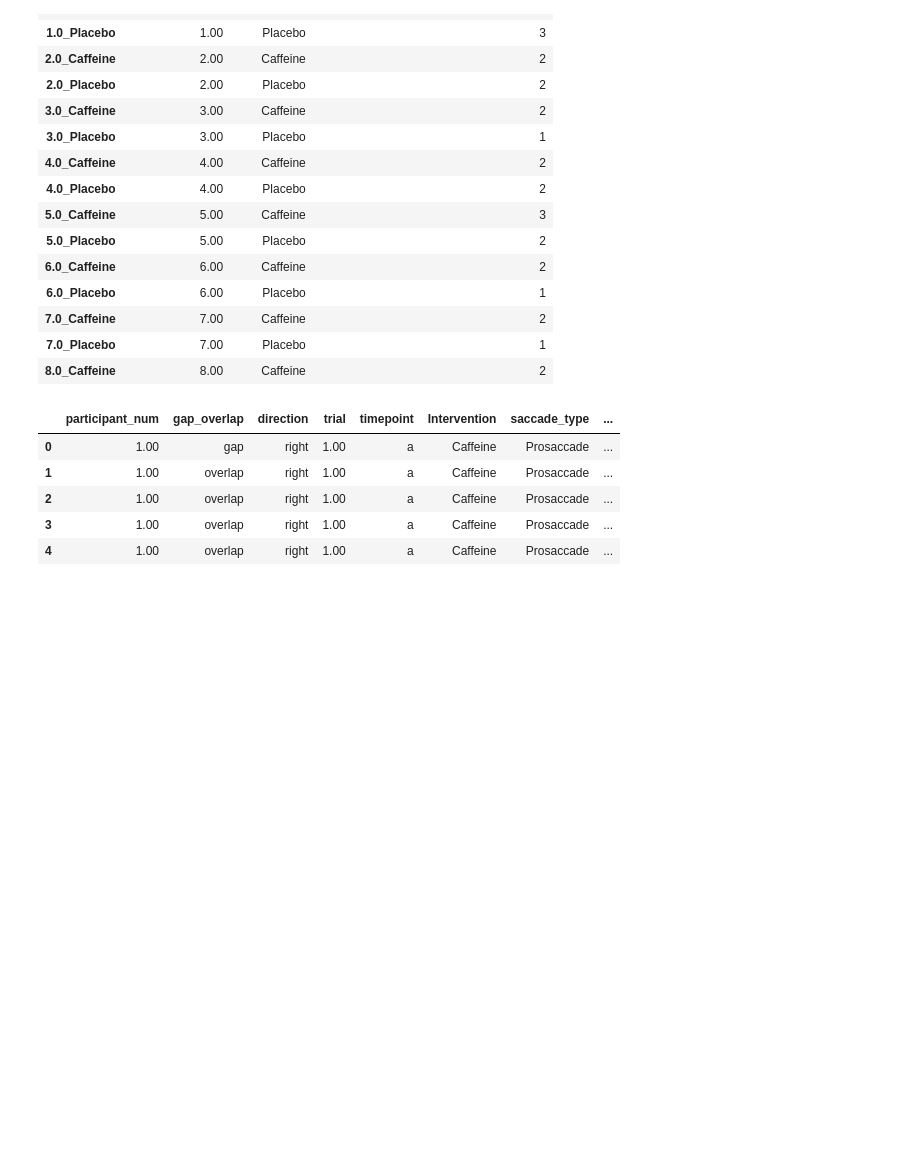
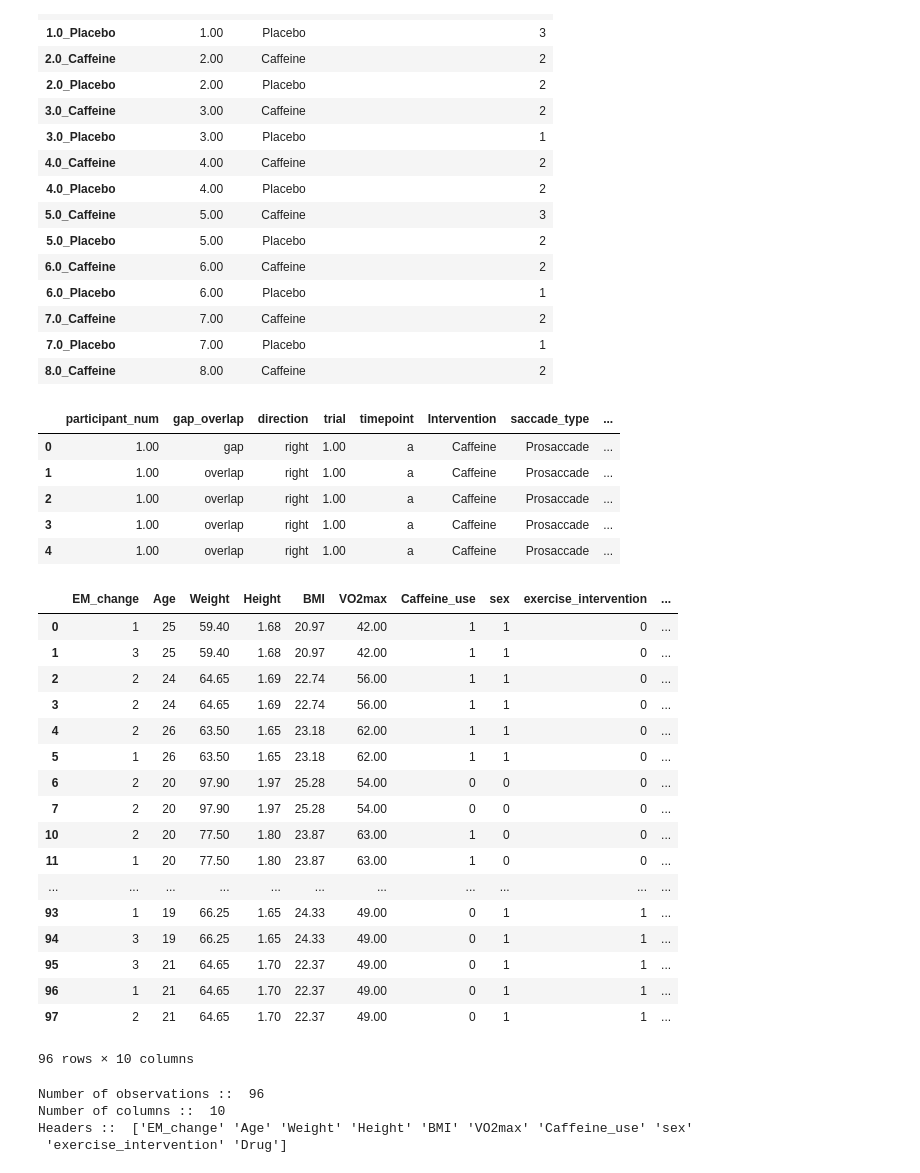
Before and after one commit to charlieconnell/Projects, a Jupyter notebook: saccades_analysis.ipynb, the cells around one changed output. Cells and saved outputs as stored; diff of their text form; code cells hidden in the pictures; blank space fills up the shorter version.

```diff
--- a/saccades_analysis.ipynb
+++ b/saccades_analysis.ipynb
@@ -276,31 +254,60 @@ pro_fatigue_classifier.head()
 # %%
 # prepare the dataset for input into the logistical regresion
 
 grouping = pro_fatigue_classifier.groupby(['participant_num', 'Experiment', 'Intervention', 'EM_change_multinomial(1=slow,2=no_change,3=fast)']).agg([np.mean])
 del grouping['trial']
 del grouping['trial_presentation_number']
 del grouping['AverageSpeed(deg/s)']
 del grouping['Duration(ms)']
 del grouping['Latency(ms)']
 del grouping['deg_moved_in_saccade']
 del grouping['60% VO2max(L/min)']
 del grouping['Target Heart Rate @ Workload (bpm)']
 del grouping['Power Output 60% VO2max (W)']
 del grouping['MaxSpeed(deg/s)']
+del grouping['FEV1/FVC (%)']
 
 grouping = grouping.reset_index()
 
 
 exercise = {'crave': 0, 'feeble': 1, 'rave': 1}
 drug_intervention = {'Placebo': 0, 'Caffeine': 1, 'Bupropion': 2, 'Methylphenidate': 3,
                      'Reboxetine': 4}
 grouping['exercise(0=no, 1=yes)'] = grouping['Experiment'].map(exercise)
 grouping['Drug'] = grouping['Intervention'].map(drug_intervention)
 del grouping['Experiment']
 del grouping['Intervention']
 del grouping['participant_num']
-grouping.dropna(axis=0)
+grouping = grouping.dropna(how='any')
+grouping.columns = grouping.columns.droplevel(1)
+grouping = grouping.rename(index=str, columns={"EM_change_multinomial(1=slow,2=no_change,3=fast)": "EM_change",
+                                    "BMI (kg/m\x8c_)": "BMI", "VO2max (ml/kg/min)": "VO2max",
+                                    "Weight (kg)": "Weight",
+                                    "Habitual Caffeine Use (1 = yes, 0 = no)": "Caffeine_use",
+                                   "exercise(0=no, 1=yes)": "exercise_intervention",
+                                              "Height (m)": 'Height'})
+
 grouping.to_csv('/Users/Charlie/Desktop/prosaccades_mlr_analysis.csv')
+grouping
+# %% [output]
+|  | EM_change | Age | Weight | Height | BMI | VO2max | Caffeine_use | sex | exercise_intervention | ... |
+| 0 | 1 | 25 | 59.40 | 1.68 | 20.97 | 42.00 | 1 | 1 | 0 | ... |
+| 1 | 3 | 25 | 59.40 | 1.68 | 20.97 | 42.00 | 1 | 1 | 0 | ... |
+| 2 | 2 | 24 | 64.65 | 1.69 | 22.74 | 56.00 | 1 | 1 | 0 | ... |
+| 3 | 2 | 24 | 64.65 | 1.69 | 22.74 | 56.00 | 1 | 1 | 0 | ... |
+| 4 | 2 | 26 | 63.50 | 1.65 | 23.18 | 62.00 | 1 | 1 | 0 | ... |
+| 5 | 1 | 26 | 63.50 | 1.65 | 23.18 | 62.00 | 1 | 1 | 0 | ... |
+| 6 | 2 | 20 | 97.90 | 1.97 | 25.28 | 54.00 | 0 | 0 | 0 | ... |
+| 7 | 2 | 20 | 97.90 | 1.97 | 25.28 | 54.00 | 0 | 0 | 0 | ... |
+| 10 | 2 | 20 | 77.50 | 1.80 | 23.87 | 63.00 | 1 | 0 | 0 | ... |
+| 11 | 1 | 20 | 77.50 | 1.80 | 23.87 | 63.00 | 1 | 0 | 0 | ... |
+| ... | ... | ... | ... | ... | ... | ... | ... | ... | ... | ... |
+| 93 | 1 | 19 | 66.25 | 1.65 | 24.33 | 49.00 | 0 | 1 | 1 | ... |
+| 94 | 3 | 19 | 66.25 | 1.65 | 24.33 | 49.00 | 0 | 1 | 1 | ... |
+| 95 | 3 | 21 | 64.65 | 1.70 | 22.37 | 49.00 | 0 | 1 | 1 | ... |
+| 96 | 1 | 21 | 64.65 | 1.70 | 22.37 | 49.00 | 0 | 1 | 1 | ... |
+| 97 | 2 | 21 | 64.65 | 1.70 | 22.37 | 49.00 | 0 | 1 | 1 | ... |
+96 rows × 10 columns
 # %%
 # Building a multinomial logistic regression:
 
@@ -333,10 +339,17 @@ import plotly.plotly as py
 from plotly.graph_objs import *
 py.sign_in('charlieconnell', 'X40ivNuftfVYw5rX9z44')
 
+data_saccades = grouping
+
 # data summary
-print ('Number of observations :: ', len(data.index))
-print ('Number of columns :: ', len(data.columns))
-print ('Headers :: ', data.columns.values)
+print ('Number of observations :: ', len(data_saccades.index))
+print ('Number of columns :: ', len(data_saccades.columns))
+print ('Headers :: ', data_saccades.columns.values)
+# %% [output]
+Number of observations ::  96
+Number of columns ::  10
+Headers ::  ['EM_change' 'Age' 'Weight' 'Height' 'BMI' 'VO2max' 'Caffeine_use' 'sex'
+ 'exercise_intervention' 'Drug']
 # %%
 # functions to create density graphs for all features
 def scatter_with_color_dimension_graph(feature, target, layout_labels):
```
Also changed, not shown: parts of 19 cells of this notebook.
